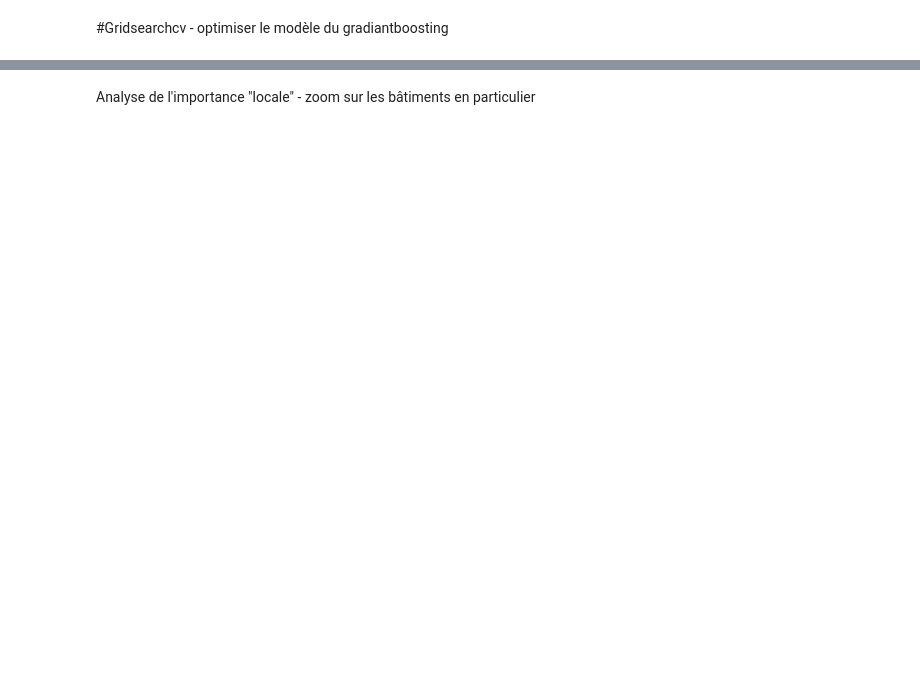
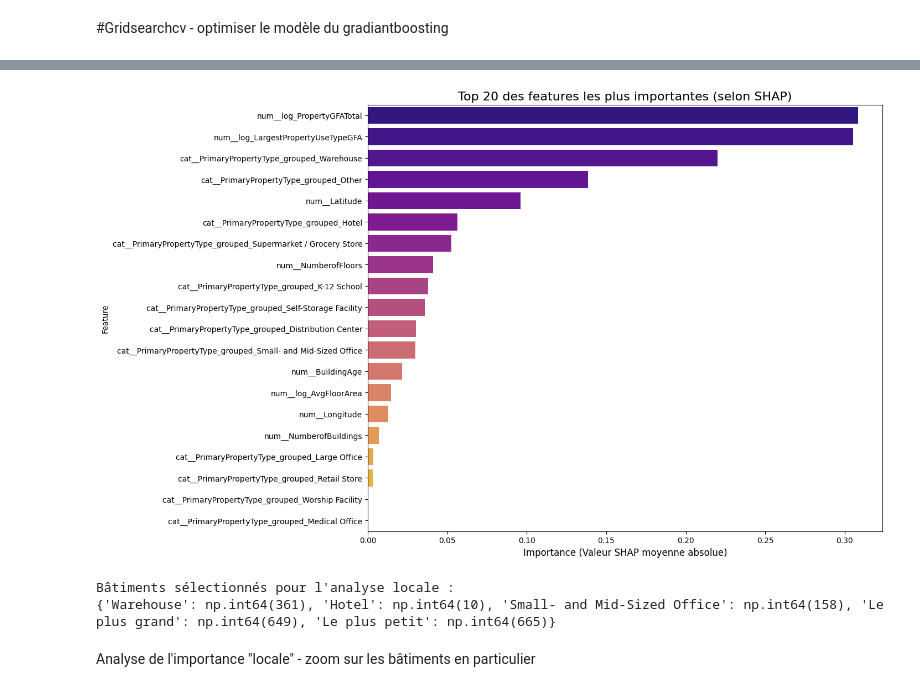
Before and after one commit to LudGold/P03_Pred_Energy_Needs_Building, a Jupyter notebook: Emission_Prediction_buildings.ipynb, the cells around one changed output, grey strips where cells are left out. Drawn from its saved outputs; the diff is of its cells as text; code cells hidden in the pictures; blank space fills up the shorter version.

Commit message:
version améliorée du notebook

```diff
--- a/Emission_Prediction_buildings.ipynb
+++ b/Emission_Prediction_buildings.ipynb
@@ -1285,0 +1018,17 @@ En résumé, le modèle se base principalement sur la taille du bâtiment pour f
+# %%
+# 1. Calculer la moyenne des valeurs SHAP absolues pour chaque feature
+# C'est la mesure de l'impact moyen global de chaque variable.
+mean_abs_shap = np.abs(shap_values).mean(axis=0)
+
+# 2. Créer un DataFrame avec les noms des features et leur importance SHAP
+shap_importance_df = pd.DataFrame({
+    'Feature': X_train_transformed_df.columns,
+    'SHAP_Importance': mean_abs_shap
+})
+
+# 3. Trier le DataFrame pour voir les plus importantes en premier
+shap_importance_df = shap_importance_df.sort_values(by='SHAP_Importance', ascending=False)
+
+# 4. Afficher le résultat
+print("--- Liste des features les plus importantes (basée sur SHAP) ---")
+print(shap_importance_df.head(10)) # Affiche le top 10
@@ -1286,2 +1048,37 @@ En résumé, le modèle se base principalement sur la taille du bâtiment pour f
+# %%
+# On utilise le DataFrameshap_importance_df
+
+# On sélectionne le top 20 pour un graphique lisible
+top_20_features_shap = shap_importance_df.head(20)
+
+plt.figure(figsize=(12, 10))
+sns.barplot(x='SHAP_Importance', y='Feature', data=top_20_features_shap, palette='plasma')
+plt.title('Top 20 des features les plus importantes (selon SHAP)', fontsize=16)
+plt.xlabel('Importance (Valeur SHAP moyenne absolue)', fontsize=12)
+plt.show()
+# %% [output]
+[figure, added]
+# %%
+# Dictionnaire pour stocker les index des bâtiments à analyser
+batiments_a_analyser = {}
+
+# --- Sélection par Type de Bâtiment ---
+colonne_type = 'PrimaryPropertyType_grouped'
+types_a_chercher = ['Warehouse', 'Hotel', 'Small- and Mid-Sized Office']
+for type_batiment in types_a_chercher:
+    selection = X_test[X_test[colonne_type] == type_batiment]
+    if not selection.empty:
+        batiments_a_analyser[type_batiment] = selection.index[0]
+
+# --- Sélection par Taille ---
+colonne_surface = 'log_PropertyGFATotal' # On utilise la version log que le modèle voit
+batiments_a_analyser['Le plus grand'] = X_test[colonne_surface].idxmax()
+batiments_a_analyser['Le plus petit'] = X_test[colonne_surface].idxmin()
+
+print("Bâtiments sélectionnés pour l'analyse locale :")
+print(batiments_a_analyser)
+# %% [output]
+Bâtiments sélectionnés pour l'analyse locale :
+{'Warehouse': np.int64(361), 'Hotel': np.int64(10), 'Small- and Mid-Sized Office': np.int64(158), 'Le plus grand': np.int64(649), 'Le plus petit': np.int64(665)}
 # %% [markdown]
 Analyse de l'importance "locale" - zoom sur les bâtiments en particulier
```
Also changed, not shown: parts of 43 cells of this notebook.
